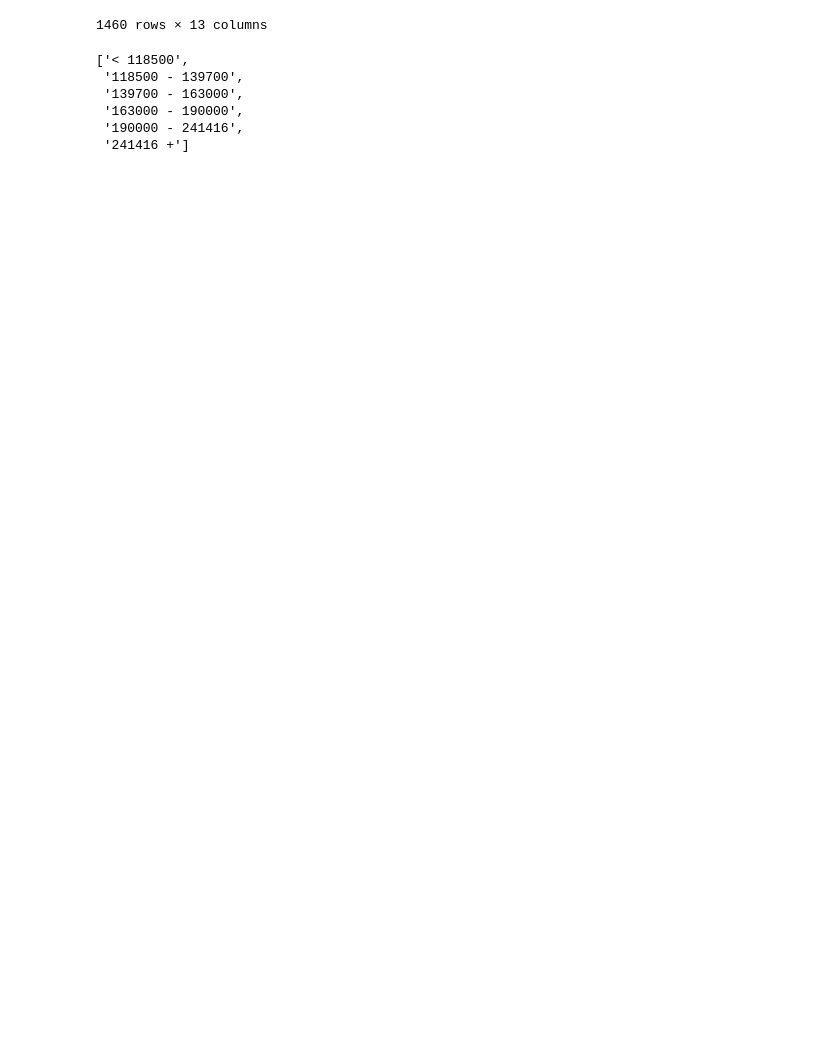
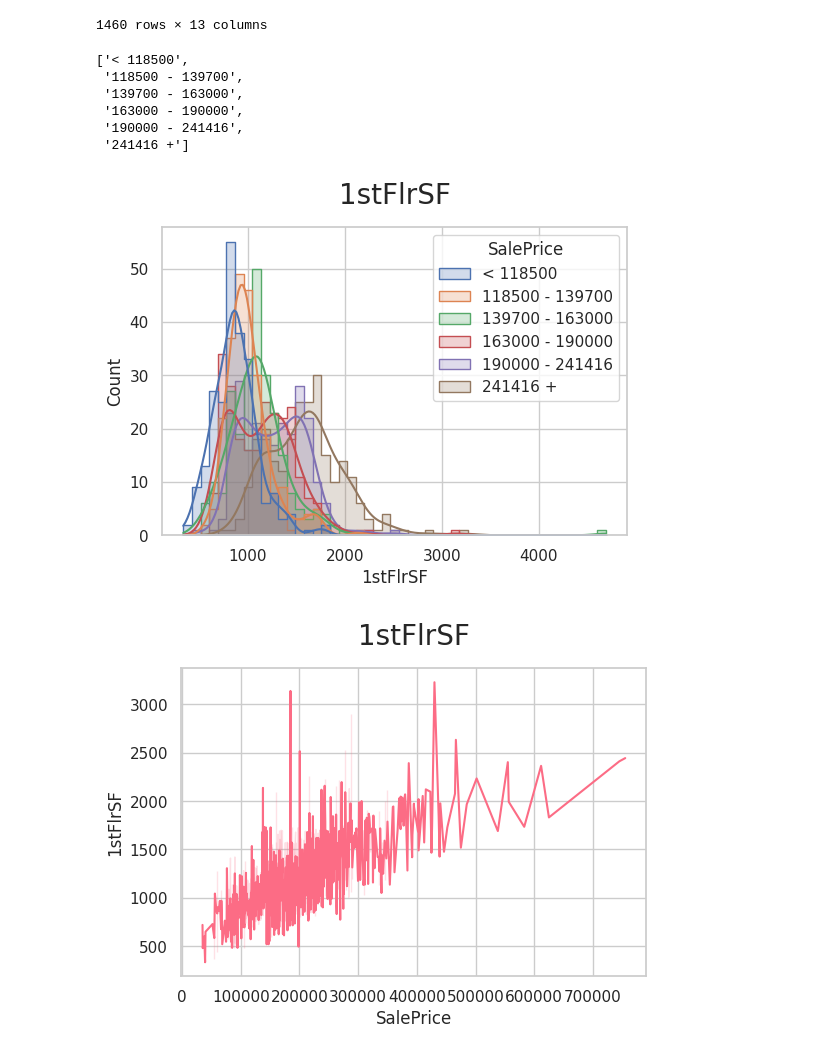
Before and after one commit to SalwinA/heritage-housing-project, a Jupyter notebook: jupyter_notebooks/Sales_Price_Correlation Study.ipynb, the cells around one changed output. Saved outputs shown, nothing was run; the diff lists cells and outputs as text; code cells hidden in the pictures; blank space fills up the shorter version.

```diff
--- a/jupyter_notebooks/Sales_Price_Correlation Study.ipynb
+++ b/jupyter_notebooks/Sales_Price_Correlation Study.ipynb
@@ -295,28 +306,29 @@ list(hue_order)
  '190000 - 241416',
  '241416 +']
 # %%
-import matplotlib.pyplot as plt
-import seaborn as sns
-sns.set_style('whitegrid')
+import numpy as np
 
 def plot_numerical(df, col, target_var, hue_order):
-    plt.figure(figsize=(8, 5))
+    plt.figure(figsize=(6, 4))
     sns.histplot(data=df, x=col, hue=target_var, hue_order=hue_order, kde=True,
                  element="step")
     plt.title(f"{col}", fontsize=20, y=1.05)
     plt.show()
 
 
 def plot_line(df, col, target_var):
-    plt.figure(figsize=(8, 5))
+    plt.figure(figsize=(6, 4))
     sns.lineplot(data=df, x=target_var, y=col, color='#FC6C85')
     plt.title(f"{col}", fontsize=20, y=1.05)
     plt.show()
 
 
 target_var = 'SalePrice'
 for col in ['1stFlrSF', 'GarageArea', 'GrLivArea', 'OverallQual',
             'TotalBsmtSF', 'YearBuilt']:
-    plot_numerical(eda_dataframe, col, target_var, hue_order)
-    plot_line(df, col, target_var)
-    print("\n\n")
+            plot_numerical(eda_dataframe, col, target_var, hue_order)
+            plot_line(df, col, target_var)
+            print("\n\n")
+# %% [output]
+[figure, added]
+[figure, added]
```
Also changed, not shown: parts of 3 cells of this notebook, 1 other file.
